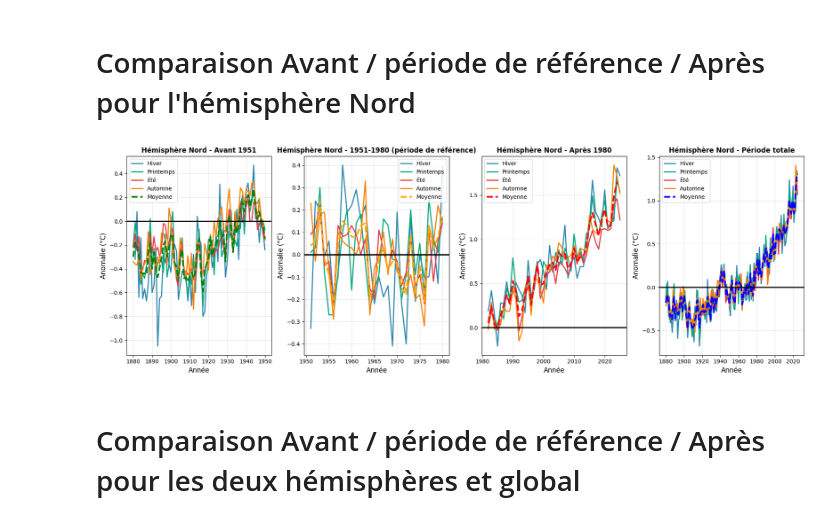
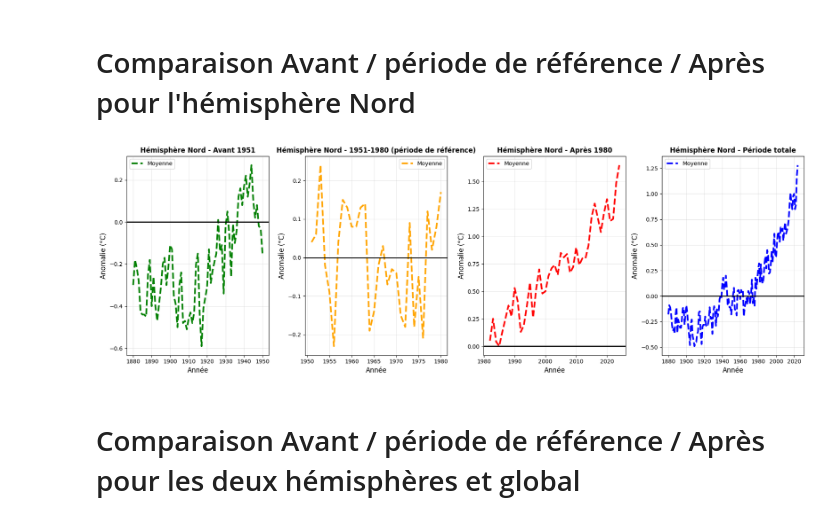
Before and after one commit to VinchC/projet, a Jupyter notebook: northern.ipynb, the cells around one changed output. Drawn from its saved outputs; the diff is of its cells as text; code cells hidden in the pictures.

```diff
--- a/northern.ipynb
+++ b/northern.ipynb
@@ -198,10 +201,10 @@ fig, axes = plt.subplots(1, 4, figsize=(18, 6))
 ax1 = axes[0]
 
 # 4 saisons + moyenne
-ax1.plot(df_avant['Year'], df_avant['NH_DJF'], label='Hiver', linewidth=2, color='#2E86AB')
-ax1.plot(df_avant['Year'], df_avant['NH_MAM'], label='Printemps', linewidth=2, color='#06A77D')
-ax1.plot(df_avant['Year'], df_avant['NH_JJA'], label='Été', linewidth=2, color='#E63946')
-ax1.plot(df_avant['Year'], df_avant['NH_SON'], label='Automne', linewidth=2, color='#F77F00')
+# ax1.plot(df_avant['Year'], df_avant['NH_DJF'], label='Hiver', linewidth=2, color='#2E86AB')
+# ax1.plot(df_avant['Year'], df_avant['NH_MAM'], label='Printemps', linewidth=2, color='#06A77D')
+# ax1.plot(df_avant['Year'], df_avant['NH_JJA'], label='Été', linewidth=2, color='#E63946')
+# ax1.plot(df_avant['Year'], df_avant['NH_SON'], label='Automne', linewidth=2, color='#F77F00')
 ax1.plot(df_avant['Year'], df_avant['NH_J-D'], label='Moyenne', linewidth=3, color='green', linestyle='--')
 
 # ligne à 0 pour référence
@@ -218,10 +221,10 @@ ax1.grid(True, alpha=0.3)
 ax2 = axes[1]
 
 # 4 saisons + moyenne
-ax2.plot(df_pendant['Year'], df_pendant['NH_DJF'], label='Hiver', linewidth=2, color='#2E86AB')
-ax2.plot(df_pendant['Year'], df_pendant['NH_MAM'], label='Printemps', linewidth=2, color='#06A77D')
-ax2.plot(df_pendant['Year'], df_pendant['NH_JJA'], label='Été', linewidth=2, color='#E63946')
-ax2.plot(df_pendant['Year'], df_pendant['NH_SON'], label='Automne', linewidth=2, color='#F77F00')
+# ax2.plot(df_pendant['Year'], df_pendant['NH_DJF'], label='Hiver', linewidth=2, color='#2E86AB')
+# ax2.plot(df_pendant['Year'], df_pendant['NH_MAM'], label='Printemps', linewidth=2, color='#06A77D')
+# ax2.plot(df_pendant['Year'], df_pendant['NH_JJA'], label='Été', linewidth=2, color='#E63946')
+# ax2.plot(df_pendant['Year'], df_pendant['NH_SON'], label='Automne', linewidth=2, color='#F77F00')
 ax2.plot(df_pendant['Year'], df_pendant['NH_J-D'], label='Moyenne', linewidth=3, color='orange', linestyle='--')
 
 #ligne à 0 pour référence
@@ -239,48 +242,48 @@ ax2.grid(True, alpha=0.3)
 ax3 = axes[2]
 
 # 4 saisons + moyenne
-ax3.plot(df_apres['Year'], df_apres['NH_DJF'], label='Hiver', linewidth=2, color='#2E86AB')
-ax3.plot(df_apres['Year'], df_apres['NH_MAM'], label='Printemps', linewidth=2, color='#06A77D')
-ax3.plot(df_apres['Year'], df_apres['NH_JJA'], label='Été', linewidth=2, color='#E63946')
-ax3.plot(df_apres['Year'], df_apres['NH_SON'], label='Automne', linewidth=2, color='#F77F00')
+# ax3.plot(df_apres['Year'], df_apres['NH_DJF'], label='Hiver', linewidth=2, color='#2E86AB')
+# ax3.plot(df_apres['Year'], df_apres['NH_MAM'], label='Printemps', linewidth=2, color='#06A77D')
+# ax3.plot(df_apres['Year'], df_apres['NH_JJA'], label='Été', linewidth=2, color='#E63946')
+# ax3.plot(df_apres['Year'], df_apres['NH_SON'], label='Automne', linewidth=2, color='#F77F00')
 ax3.plot(df_apres['Year'], df_apres['NH_J-D'], label='Moyenne', linewidth=3, color='red', linestyle='--')
 
 #ligne à 0 pour référence
 ax3.axhline(0, color='black', linewidth=2, alpha=1)
 
 #Titres et labels
 ax3.set_title('Hémisphère Nord - Après 1980', fontsize=12, fontweight='bold')
 ax3.set_xlabel('Année', fontsize=12)
 ax3.set_ylabel('Anomalie (°C)', fontsize=12)
 ax3.legend(fontsize=10)
 ax3.grid(True, alpha=0.3)
 
 #Graphique global (période complète)
 ax4 = axes[3]
 
 # 4 saisons + moyenne
-ax4.plot(df_new['Year'], df_new['GLOB_DJF'], label='Hiver', linewidth=2, color='#2E86AB')
-ax4.plot(df_new['Year'], df_new['GLOB_MAM'], label='Printemps', linewidth=2, color='#06A77D')
-ax4.plot(df_new['Year'], df_new['GLOB_JJA'], label='Été', linewidth=2, color='#E63946')
-ax4.plot(df_new['Year'], df_new['GLOB_SON'], label='Automne', linewidth=2, color='#F77F00')
+# ax4.plot(df_new['Year'], df_new['GLOB_DJF'], label='Hiver', linewidth=2, color='#2E86AB')
+# ax4.plot(df_new['Year'], df_new['GLOB_MAM'], label='Printemps', linewidth=2, color='#06A77D')
+# ax4.plot(df_new['Year'], df_new['GLOB_JJA'], label='Été', linewidth=2, color='#E63946')
+# ax4.plot(df_new['Year'], df_new['GLOB_SON'], label='Automne', linewidth=2, color='#F77F00')
 ax4.plot(df_new['Year'], df_new['GLOB_J-D'], label='Moyenne', linewidth=3, color='blue', linestyle='--')
 
 #ligne à 0 pour référence
 ax4.axhline(0, color='black', linewidth=2, alpha=1)
 
 #Titres et labels
 ax4.set_title('Hémisphère Nord - Période totale', fontsize=12, fontweight='bold')
 ax4.set_xlabel('Année', fontsize=12)
 ax4.set_ylabel('Anomalie (°C)', fontsize=12)
 ax4.legend(fontsize=10)
 ax4.grid(True, alpha=0.3)
 
 
 plt.tight_layout()
 plt.savefig('./images/comparaison_nord_avant_apres_periode_reference.png', dpi=300, bbox_inches='tight')
 plt.show()
 # %% [output]
-[figure, old version]
+[figure, new version]
 # %% [markdown]
 # Comparaison Avant / période de référence / Après pour les deux hémisphères et global
 # %%
```
Also changed, not shown: parts of 3 cells of this notebook.
